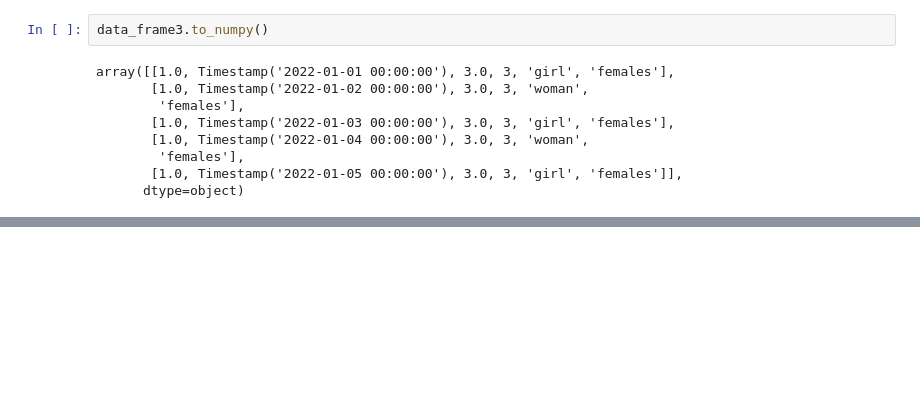
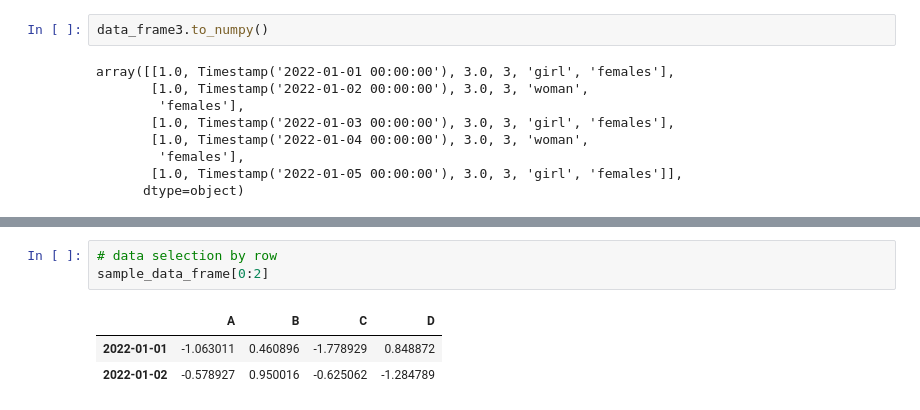
Before and after one commit to abid-2362/python-ka-chilla, a Jupyter notebook: sessions/27/27_b_pandas.ipynb, the cells around one changed output, grey strips where cells are left out. Drawn from its saved outputs; the diff is of its cells as text; blank space fills up the shorter version.

```diff
--- a/sessions/27/27_b_pandas.ipynb
+++ b/sessions/27/27_b_pandas.ipynb
@@ -270,0 +265,7 @@ sample_data_frame[0:4].sort_index(axis=1, ascending=True)
+# %%
+# data selection by row
+sample_data_frame[0:2]
+# %% [output]
+|  | A | B | C | D |
+| 2022-01-01 | -1.063011 | 0.460896 | -1.778929 | 0.848872 |
+| 2022-01-02 | -0.578927 | 0.950016 | -0.625062 | -1.284789 |
```
Also changed, not shown: parts of 15 cells of this notebook, 1 other file.
